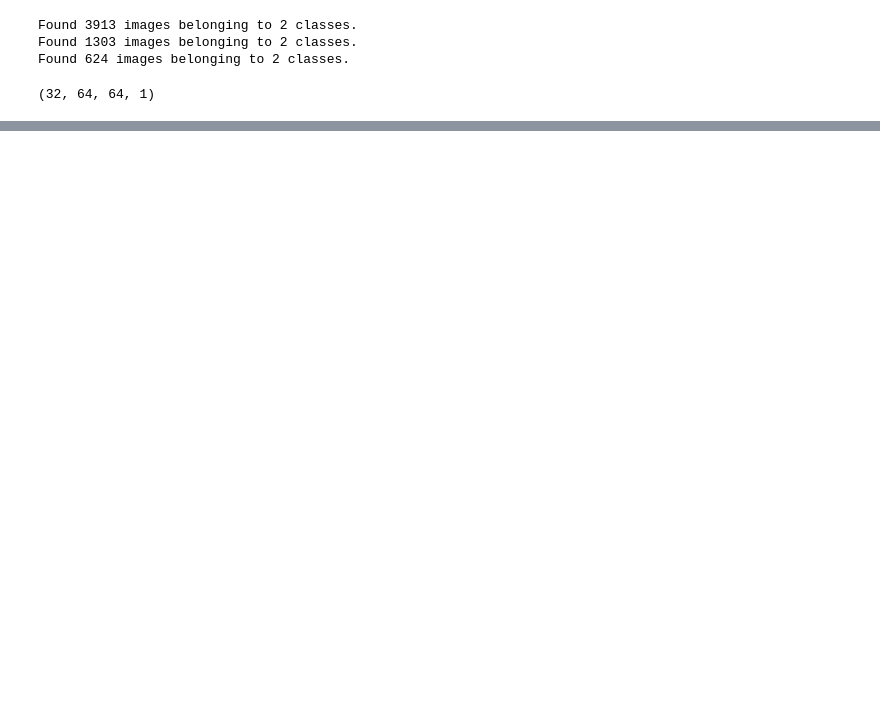
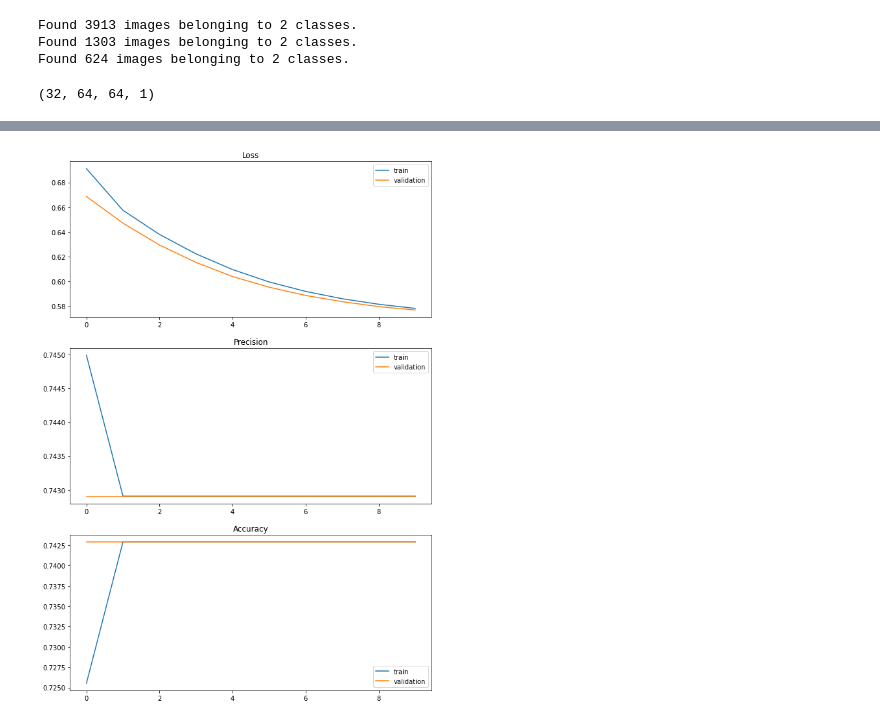
Before and after one commit to nickthetj/GroupProject4, a Jupyter notebook: notebooks/Lydia Scratch.ipynb, the cells around one changed output, grey strips where cells are left out. Cells and saved outputs as stored; diff of their text form; code cells hidden in the pictures; blank space fills up the shorter version.

Commit message:
added graphs

```diff
--- a/notebooks/Lydia Scratch.ipynb
+++ b/notebooks/Lydia Scratch.ipynb
@@ -30,0 +73,13 @@ train_images.shape
+# %%
+simple_model = models.Sequential()
+simple_model.add(layers.Flatten())
+simple_model.add(Dense(12, activation='relu'))
+simple_model.add(Dense(1, activation='sigmoid'))
+
+simple_model.compile(optimizer='Adam',
+              loss='BinaryCrossentropy',
+              metrics=['Precision', 'BinaryAccuracy'])
+
+results = simple_model.fit(train_generator, epochs=10, validation_data=validation_set)
+plot_loss_and_accuracy(results)
+# %% [output]
@@ -30,0 +106 @@ train_images.shape
+[figure, added]
```
Also changed, not shown: parts of 16 cells of this notebook.
